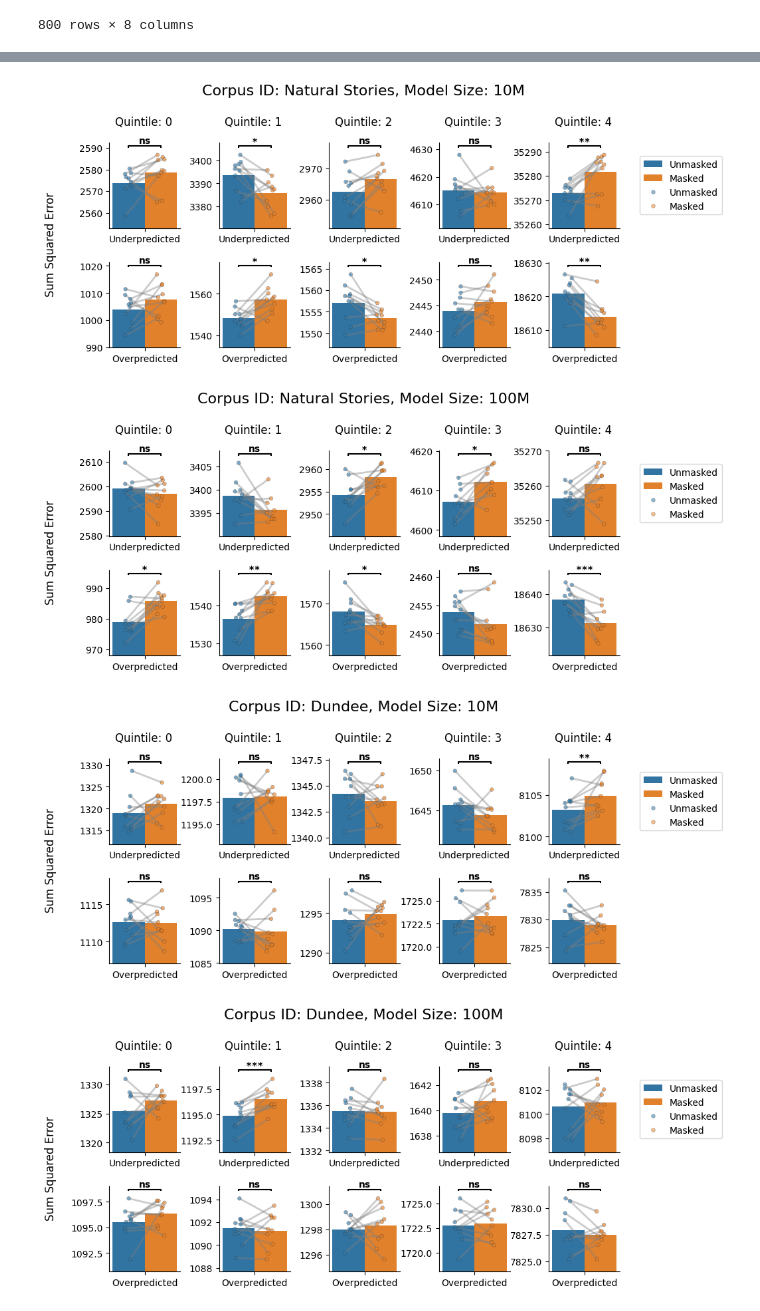
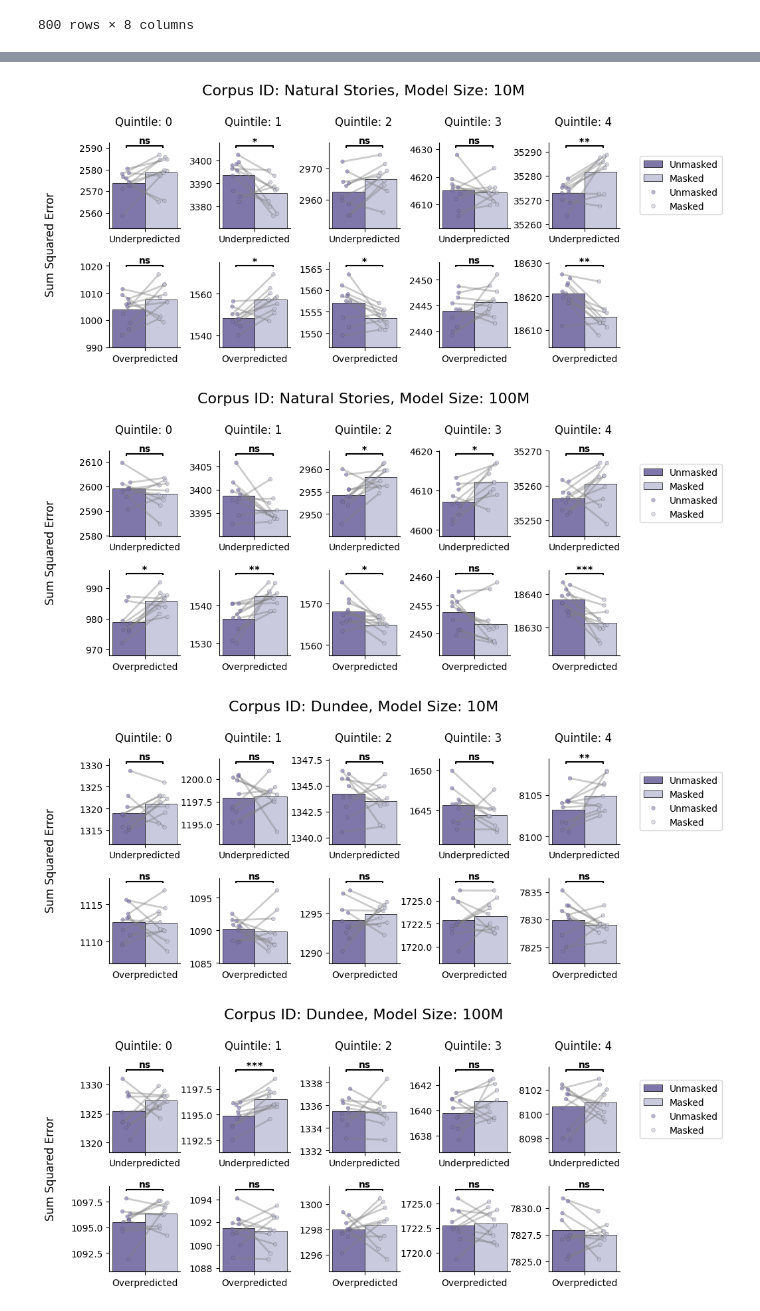
Before and after one commit to drhanjones/ss-llm, a Jupyter notebook: nanoGPT/eval/additional_analysis/word_quintile_analysis.ipynb, the cells around one changed output, grey strips where cells are left out. Drawn from its saved outputs; the diff is of its cells as text; code cells hidden in the pictures.

```diff
--- a/nanoGPT/eval/additional_analysis/word_quintile_analysis.ipynb
+++ b/nanoGPT/eval/additional_analysis/word_quintile_analysis.ipynb
@@ -16,8 +19,12 @@ import matplotlib.pyplot as plt
 # %%
+micha=True
 if "pop-os" in platform.node():
     ROOT = r"/home/abishekthamma/PycharmProjects/masters_thesis/ss-llm/nanoGPT/"
+elif micha:
+    ROOT="/Users/Micha/Library/CloudStorage/OneDrive-UvA/Documents/Projects/in_progress/abishek_startingsmall/code/main/ss-llm/nanoGPT"
 else:
     ROOT = r'/gpfs/home4/athamma/repo/ss-llm/nanoGPT/'
+
 
 TOKENIZER_ROOT = os.path.join(ROOT, "data")
 OUT_ROOT = os.path.join(ROOT, "output_dump")
@@ -554,5 +622,10 @@ model_quintile_analysis_df_2
 # %%
-model_quintile_analysis_df = pd.read_csv("/home/abishekthamma/PycharmProjects/masters_thesis/ss-llm/nanoGPT/eval/additional_analysis/model_quintile_analysis_df_spacylogprobs.csv")
+if micha:
+    quintlle_path='/Users/Micha/Library/CloudStorage/OneDrive-UvA/Documents/Projects/in_progress/abishek_startingsmall/code/main/ss-llm/nanoGPT/eval/additional_analysis/model_quintile_analysis_df_spacylogprobs.csv'
+else:
+    quintlle_path=("/home/abishekthamma/PycharmProjects/masters_thesis/ss-llm/nanoGPT/eval/additional_analysis/model_quintile_analysis_df_spacylogprobs.csv")
+    # model_quintile_analysis_df = pd
+model_quintile_analysis_df = pd.read_csv(quintlle_path)
 # model_quintile_analysis_df = model_quintile_analysis_df_2.copy()
 
 model_quintile_analysis_df = model_quintile_analysis_df.merge(model_list_df, on="ModelID", how="left")
@@ -750,3 +887,17 @@ model_quintile_analysis_underover_df
+# %%
+if micha:
+    analysis_root=Path(ROOT) / 'eval/additional_analysis/'
+    over_underpath=analysis_root/"model_quintile_analysis_df_spacylogprobs_underover.csv"
+    # over_underpath='/Users/Micha/Library/CloudStorage/OneDrive-UvA/Documents/Projects/in_progress/abishek_startingsmall/code/main/ss-llm/nanoGPT/eval/additional_analysis/model_quintile_analysis_df_spacylogprobs.csv'
+else:
+    analysis_root=Path(ROOT) / 'eval/additional_analysis/'
+    over_underpath=analysis_root/"model_quintile_analysis_df_spacylogprobs_underover.csv"
+    over_underpath="/home/abishekthamma/PycharmProjects/masters_thesis/ss-llm/nanoGPT/eval/additional_analysis/model_quintile_analysis_df_spacylogprobs_underover.csv"
+    # model_quintile_analysis_df = pd
+
+model_quintile_analysis_underover_df = pd.read_csv(over_underpath)
+
+# model_quintile_analysis_underover_df
 # %%
 #4 Plots 2,2 Where 2 are for Corpus 1 and 2 are for Corpus 2. Each Having 10M and 100M
 
@@ -783,8 +934,8 @@ for i, corpus_id in tqdm(enumerate(["Natural Stories", "Dundee"])):
                 #Make POSTag as not categorical
                 subset["QuintilesA3"] = subset.QuintilesA3.astype(str)
                 subset["underover"] = subset.underover.astype(str)
-                sns.barplot(x="underover", y=sse_or_mse, hue="MaskType", data=subset, ax=ax, errorbar=None)
-                sns.stripplot(x="underover", y=sse_or_mse, hue="MaskType",  data=subset, ax=ax, dodge=True, alpha=0.5, linewidth=0.5, size=4)
+                sns.barplot(x="underover", y=sse_or_mse, hue="MaskType", data=subset, ax=ax, errorbar=None,palette="Purples_r", width=0.7, edgecolor='k', linewidth=0.5)
+                sns.stripplot(x="underover", y=sse_or_mse, hue="MaskType",  data=subset, ax=ax, dodge=True, alpha=0.5,palette="Purples_r", linewidth=0.5, size=4)
                 # ax.set_title(f"POSTag: {postag}")
 
                 ax.set_xlabel("")
@@ -794,35 +945,35 @@ for i, corpus_id in tqdm(enumerate(["Natural Stories", "Dundee"])):
                 ax.set_ylabel("")
 
                 connect_dots_ib(ax, alpha=0.4, col='grey', linewidth=2)
                 # Annotate the plot with significance stars
                 #Find Max and Min Y limit as measure of max and and min delta
                 max_y = subset[sse_or_mse].max()
                 min_y = subset[sse_or_mse].min()
 
                 ydelta = max_y - min_y
 
                 delta_per = 0.2
                 ax.set_ylim(min_y - ydelta * delta_per, max_y + ydelta * delta_per)
 
                 annotate_given_colid_ib_gen(ax, subset, y_frac=0.95, h_frac=0.01, x_col="underover", pivot_col="MaskType", value_column=sse_or_mse)
                 sns.despine(ax=ax, top=True, right=True)
                 # ax.get_legend().remove()
                 if k!=4:
                     ax.get_legend().remove()
                 else:
                     if l == 0:
                         ax.legend(loc="center right", bbox_to_anchor=(2.5, 0.5))
                     else:
                         ax.get_legend().remove()
                     #ax.legend(loc="center right", bbox_to_anchor=(2.5, 0.5))
             #fig.delaxes(axes[1, 3])  # Remove the last empty subplot
 
 
         # Save the figure
         plot_name = f"QuintilesA3{corpus_id}_{model_size}_full_corpus_{sse_or_mse}.png"
-        save_matplot_fig(fig, plot_name, dpi = 1000, folders_path=f"Quintile_Spacy_UnderOver_{sse_or_mse}")
+        # save_matplot_fig(fig, plot_name, dpi = 1000, folders_path=f"Quintile_Spacy_UnderOver_{sse_or_mse}")
 # %% [output]
-[figure, old version]
+[figure, new version]
-[figure, old version]
+[figure, new version]
-[figure, old version]
+[figure, new version]
-[figure, old version]
+[figure, new version]
```
Also changed, not shown: parts of 10 cells of this notebook, 21 other files.
